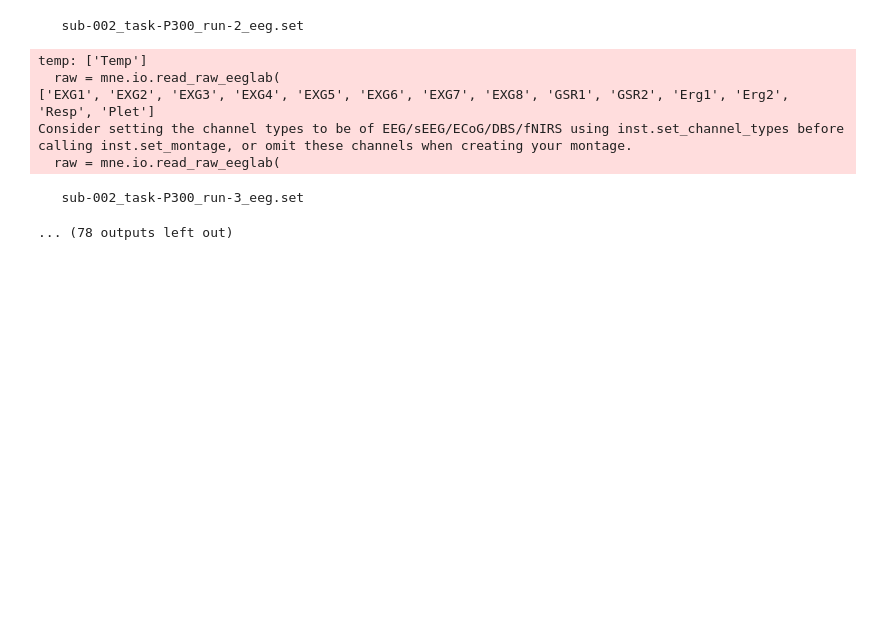
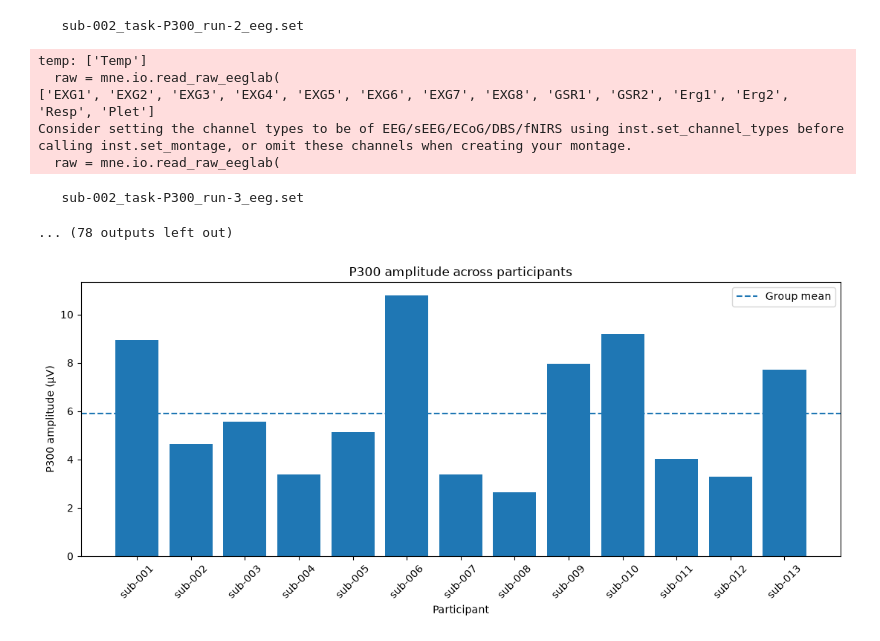
Before and after one commit to fafou7UBC/EEG_project, a Jupyter notebook: project1_openneuro/notebooks/02_erp_p300.ipynb, the cells around one changed output. Drawn from its saved outputs; the diff is of its cells as text; code cells hidden in the pictures; blank space fills up the shorter version.

```diff
--- a/project1_openneuro/notebooks/02_erp_p300.ipynb
+++ b/project1_openneuro/notebooks/02_erp_p300.ipynb
@@ -591,3 +591,34 @@ Consider setting the channel types to be of EEG/sEEG/ECoG/DBS/fNIRS using inst.s
   raw = mne.io.read_raw_eeglab(
    sub-002_task-P300_run-3_eeg.set
 ... (78 outputs left out)
+# %%
+# ---------------------------------------------------------
+# SUMMARY STATISTICS
+# ---------------------------------------------------------
+
+# Display descriptive statistics for the extracted P300 features.
+p300_results.describe()
+
+plt.figure(figsize=(11, 5))
+
+plt.bar(
+    p300_results["subject"],
+    p300_results["p300_amplitude_uv"]
+)
+
+plt.axhline(
+    p300_results["p300_amplitude_uv"].mean(),
+    linestyle="--",
+    label="Group mean"
+)
+
+plt.xlabel("Participant")
+plt.ylabel("P300 amplitude (µV)")
+plt.title("P300 amplitude across participants")
+plt.xticks(rotation=45)
+plt.legend()
+
+plt.tight_layout()
+plt.show()
+# %% [output]
+[figure, added]
```
Also changed, not shown: parts of 3 cells of this notebook.
